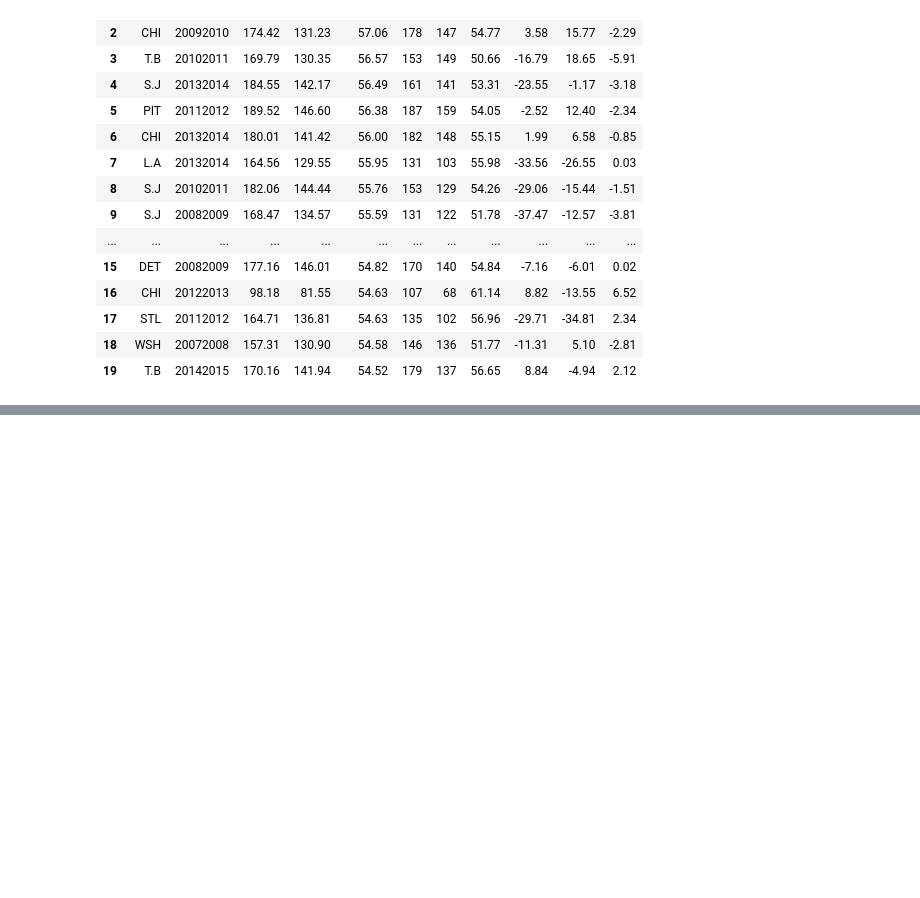
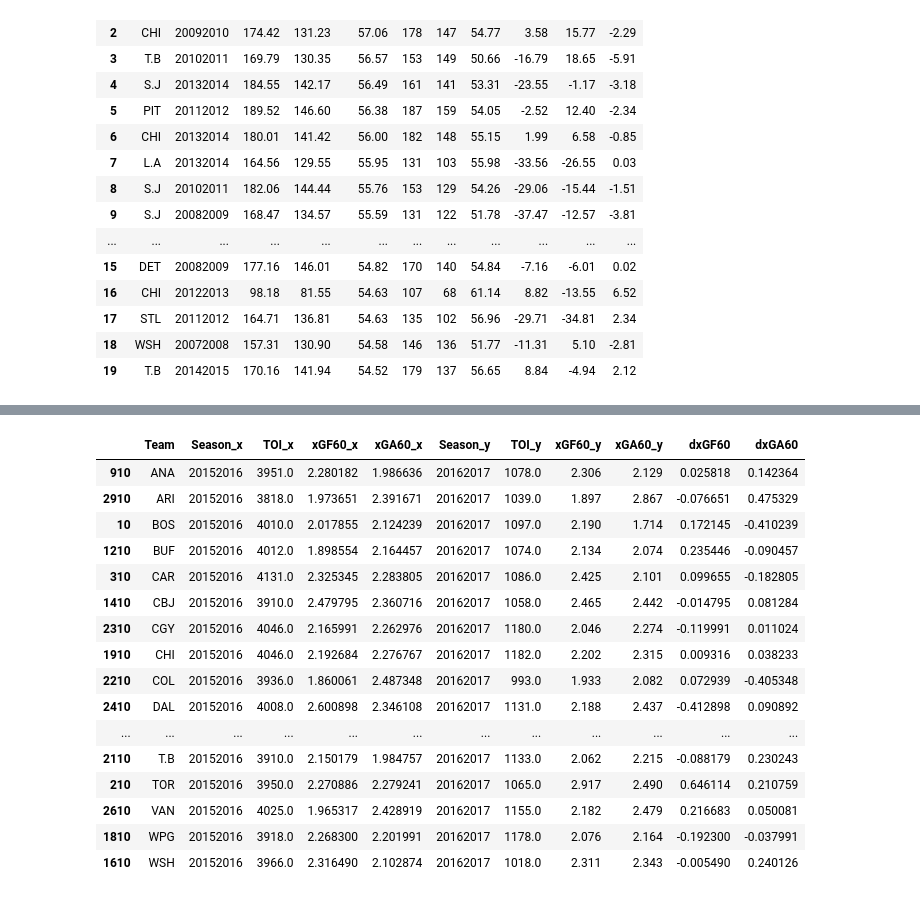
Before and after one commit to davidventuri/hockey, a Jupyter notebook: xg-y2y/xg_analysis.ipynb, the cells around one changed output, grey strips where cells are left out. Drawn from its saved outputs; the diff is of its cells as text; code cells hidden in the pictures; blank space fills up the shorter version.

```diff
--- a/xg-y2y/xg_analysis.ipynb
+++ b/xg-y2y/xg_analysis.ipynb
@@ -107,0 +265,23 @@ KeyError: "['xGF60' 'xGA60'] not in index"
+# %%
+master_joined_1617 = master_joined[master_joined['Season_y'] == 20162017]
+master_joined_1617 = master_joined_1617[(master_joined_1617['Season_x'] - master_joined_1617['Season_y']) == -10001]
+# %%
+master_joined_1617.sort_values("Team")
+# %% [output]
+|  | Team | Season_x | TOI_x | xGF60_x | xGA60_x | Season_y | TOI_y | xGF60_y | xGA60_y | dxGF60 | dxGA60 |
+| 910 | ANA | 20152016 | 3951.0 | 2.280182 | 1.986636 | 20162017 | 1078.0 | 2.306 | 2.129 | 0.025818 | 0.142364 |
+| 2910 | ARI | 20152016 | 3818.0 | 1.973651 | 2.391671 | 20162017 | 1039.0 | 1.897 | 2.867 | -0.076651 | 0.475329 |
+| 10 | BOS | 20152016 | 4010.0 | 2.017855 | 2.124239 | 20162017 | 1097.0 | 2.190 | 1.714 | 0.172145 | -0.410239 |
+| 1210 | BUF | 20152016 | 4012.0 | 1.898554 | 2.164457 | 20162017 | 1074.0 | 2.134 | 2.074 | 0.235446 | -0.090457 |
+| 310 | CAR | 20152016 | 4131.0 | 2.325345 | 2.283805 | 20162017 | 1086.0 | 2.425 | 2.101 | 0.099655 | -0.182805 |
+| 1410 | CBJ | 20152016 | 3910.0 | 2.479795 | 2.360716 | 20162017 | 1058.0 | 2.465 | 2.442 | -0.014795 | 0.081284 |
+| 2310 | CGY | 20152016 | 4046.0 | 2.165991 | 2.262976 | 20162017 | 1180.0 | 2.046 | 2.274 | -0.119991 | 0.011024 |
+| 1910 | CHI | 20152016 | 4046.0 | 2.192684 | 2.276767 | 20162017 | 1182.0 | 2.202 | 2.315 | 0.009316 | 0.038233 |
+| 2210 | COL | 20152016 | 3936.0 | 1.860061 | 2.487348 | 20162017 | 993.0 | 1.933 | 2.082 | 0.072939 | -0.405348 |
+| 2410 | DAL | 20152016 | 4008.0 | 2.600898 | 2.346108 | 20162017 | 1131.0 | 2.188 | 2.437 | -0.412898 | 0.090892 |
+| ... | ... | ... | ... | ... | ... | ... | ... | ... | ... | ... | ... |
+| 2110 | T.B | 20152016 | 3910.0 | 2.150179 | 1.984757 | 20162017 | 1133.0 | 2.062 | 2.215 | -0.088179 | 0.230243 |
+| 210 | TOR | 20152016 | 3950.0 | 2.270886 | 2.279241 | 20162017 | 1065.0 | 2.917 | 2.490 | 0.646114 | 0.210759 |
+| 2610 | VAN | 20152016 | 4025.0 | 1.965317 | 2.428919 | 20162017 | 1155.0 | 2.182 | 2.479 | 0.216683 | 0.050081 |
+| 1810 | WPG | 20152016 | 3918.0 | 2.268300 | 2.201991 | 20162017 | 1178.0 | 2.076 | 2.164 | -0.192300 | -0.037991 |
+| 1610 | WSH | 20152016 | 3966.0 | 2.316490 | 2.102874 | 20162017 | 1018.0 | 2.311 | 2.343 | -0.005490 | 0.240126 |
```
Also changed, not shown: parts of 37 cells of this notebook.
